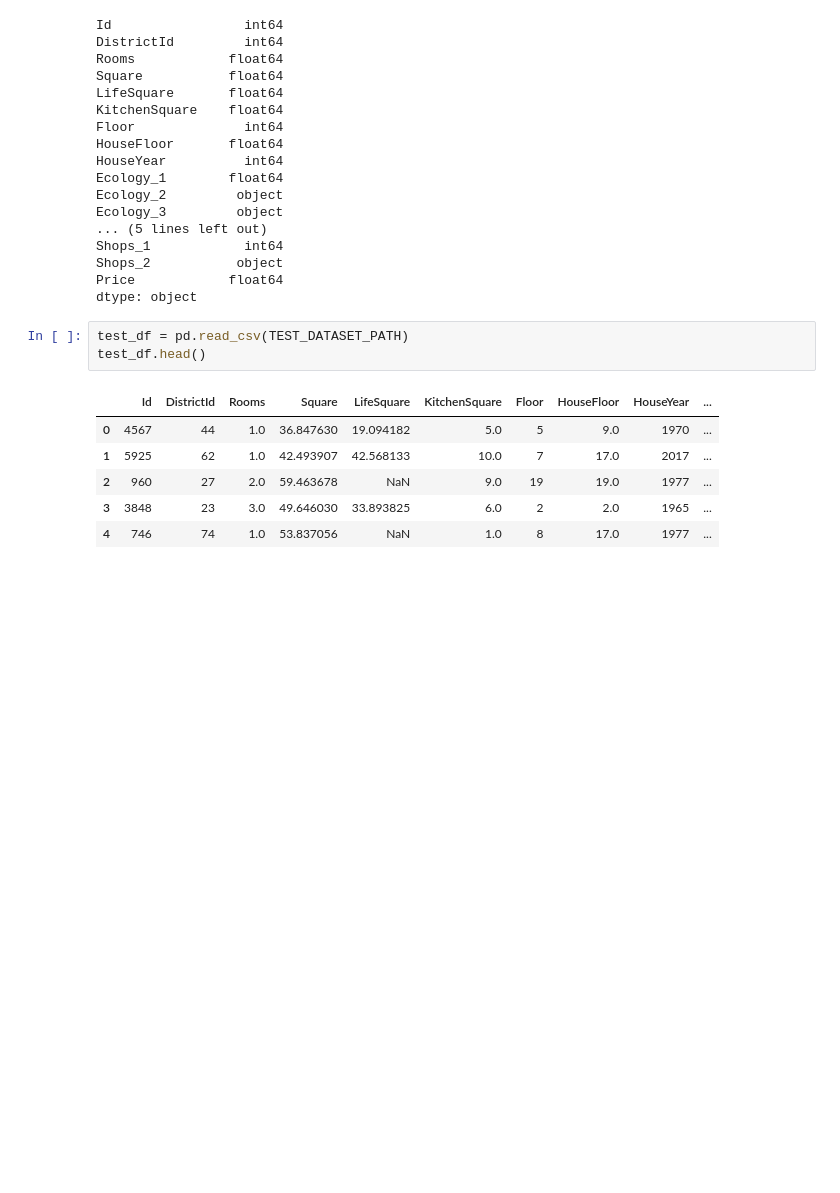
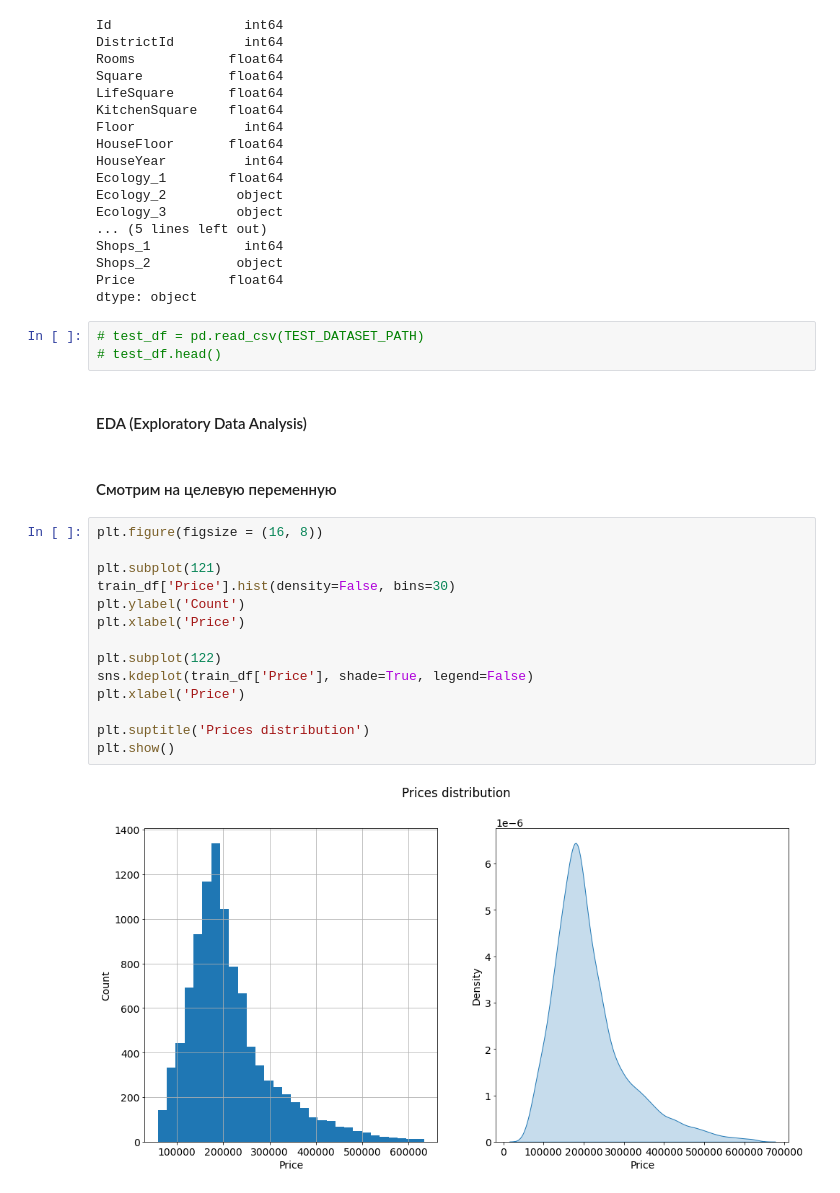
Before and after one commit to samoryad/datascience_GB, a Jupyter notebook: project_price_prediction/project_price_prediction.ipynb, the cells around one changed output. Drawn from its saved outputs; the diff is of its cells as text; blank space fills up the shorter version.

```diff
--- a/project_price_prediction/project_price_prediction.ipynb
+++ b/project_price_prediction/project_price_prediction.ipynb
@@ -103,12 +101,25 @@ Shops_2           object
 Price            float64
 dtype: object
 # %%
-test_df = pd.read_csv(TEST_DATASET_PATH)
-test_df.head()
+# test_df = pd.read_csv(TEST_DATASET_PATH)
+# test_df.head()
-# %% [output]
-|  | Id | DistrictId | Rooms | Square | LifeSquare | KitchenSquare | Floor | HouseFloor | HouseYear | ... |
-| 0 | 4567 | 44 | 1.0 | 36.847630 | 19.094182 | 5.0 | 5 | 9.0 | 1970 | ... |
-| 1 | 5925 | 62 | 1.0 | 42.493907 | 42.568133 | 10.0 | 7 | 17.0 | 2017 | ... |
-| 2 | 960 | 27 | 2.0 | 59.463678 | NaN | 9.0 | 19 | 19.0 | 1977 | ... |
-| 3 | 3848 | 23 | 3.0 | 49.646030 | 33.893825 | 6.0 | 2 | 2.0 | 1965 | ... |
-| 4 | 746 | 74 | 1.0 | 53.837056 | NaN | 1.0 | 8 | 17.0 | 1977 | ... |
+# %% [markdown]
+#### EDA (Exploratory Data Analysis)
+# %% [markdown]
+#### Смотрим на целевую переменную
+# %%
+plt.figure(figsize = (16, 8))
+
+plt.subplot(121)
+train_df['Price'].hist(density=False, bins=30)
+plt.ylabel('Count')
+plt.xlabel('Price')
+
+plt.subplot(122)
+sns.kdeplot(train_df['Price'], shade=True, legend=False)
+plt.xlabel('Price')
+
+plt.suptitle('Prices distribution')
+plt.show()
+# %% [output]
+[figure, added]
```
Also changed, not shown: parts of 44 cells of this notebook, 1 other file.
